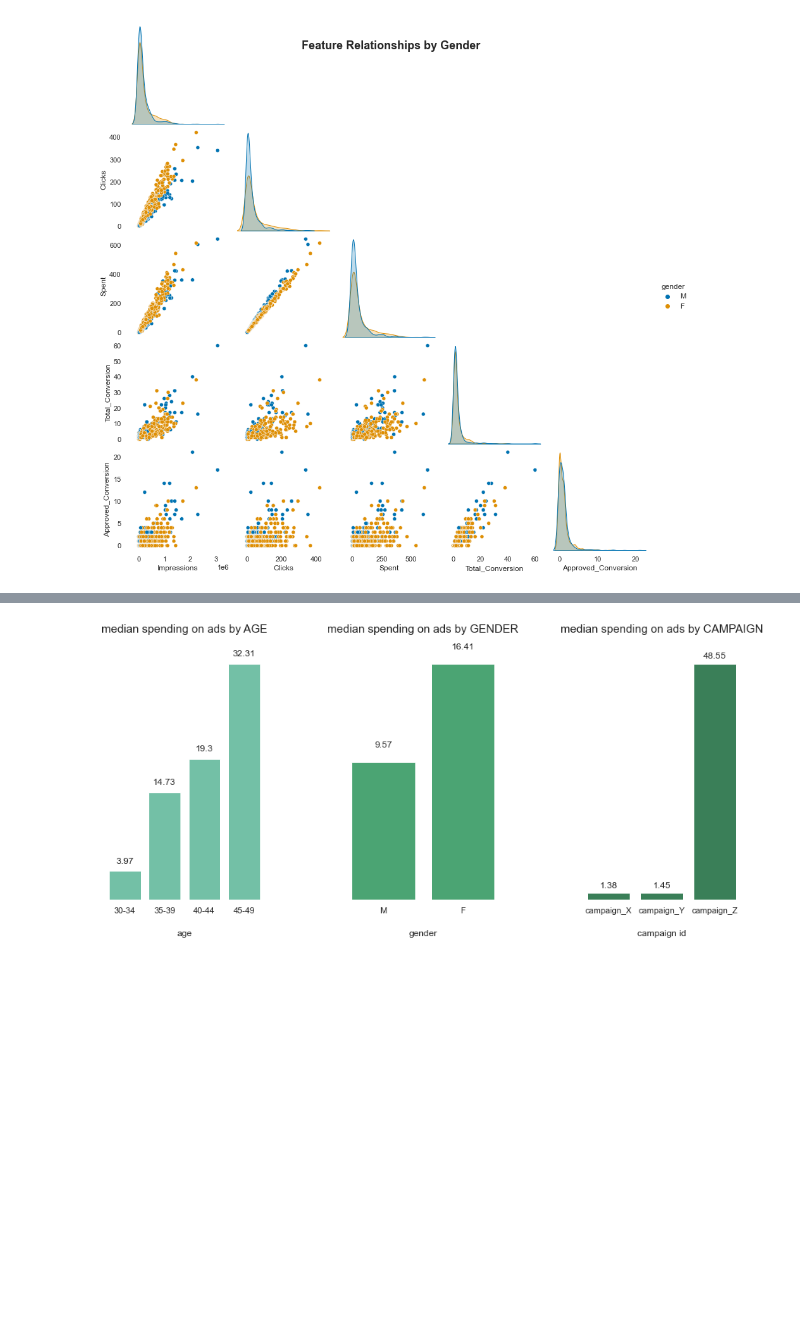
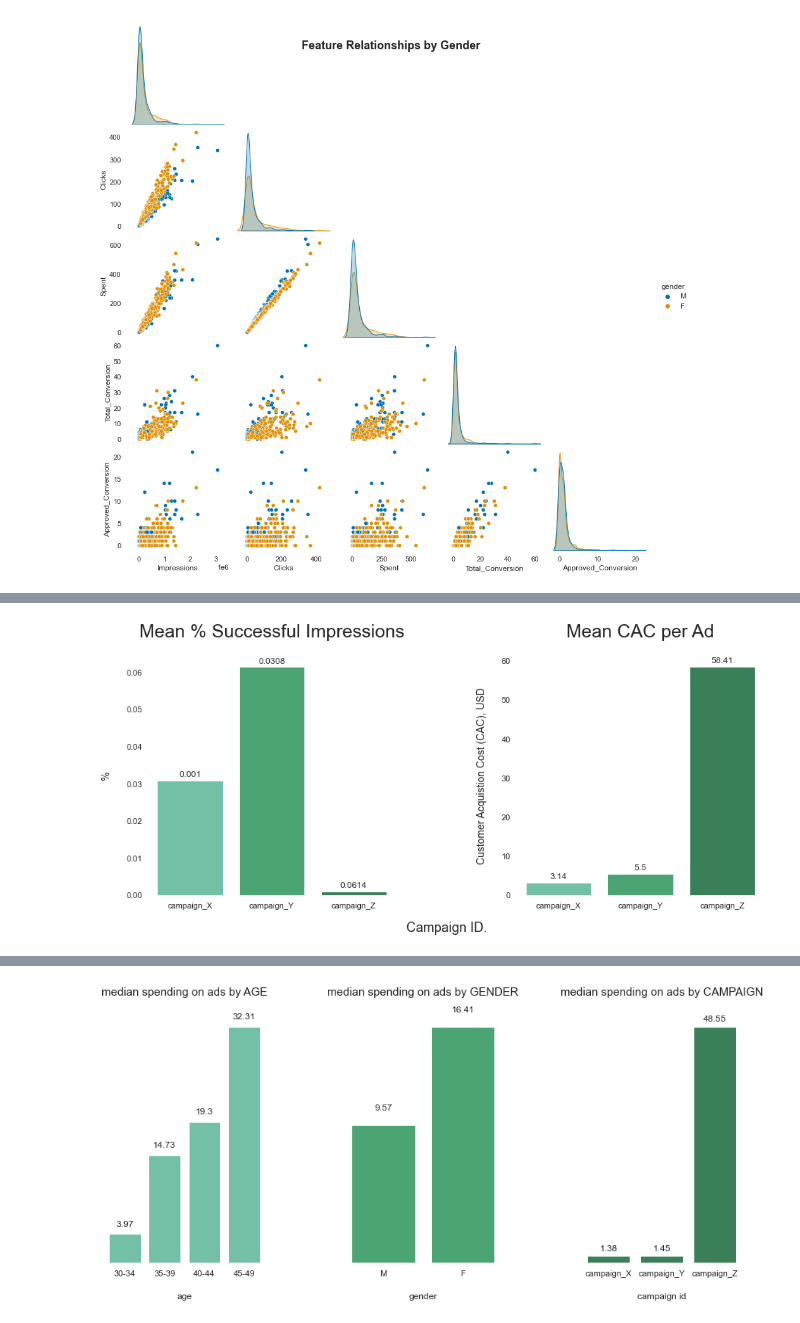
Before and after one commit to jaramiar/Sales-Conversion, a Jupyter notebook: KNN_Ad_Campaigns.ipynb, the cells around one changed output, grey strips where cells are left out. Drawn from its saved outputs; the diff is of its cells as text; code cells hidden in the pictures; blank space fills up the shorter version.

```diff
--- a/KNN_Ad_Campaigns.ipynb
+++ b/KNN_Ad_Campaigns.ipynb
@@ -202,0 +200,12 @@ Here, efficacy for each campaign is shown by charting the campaign ID against th
+# %%
+# convert approved_conversion to binary. 0's for no conversion. 1's for at least 1 conversion
+campaignEfficacy = data.copy()
+as.factor(campaignEfficacy[['Approved_Conversion']]
+# %%
+# convert approved_conversion to 0's and 1's
+def success (series):
+    if series > 0 :
+        return 1
+    else:
+        return 0
+campaignEfficacy['approvedConverionR'] = campaignEfficacy['Approved_Conversion'].apply(success)
@@ -202,0 +219,49 @@ Here, efficacy for each campaign is shown by charting the campaign ID against th
+# %%
+# remove all zeros to focus on the ads resulting in successes-
+campaignEfficacy1 = campaignEfficacy[campaignEfficacy['Approved_Conversion']>0]
+# %%
+# success = # approved conversions / impressions
+campaignEfficacy1['impressionSuccessRate'] = 100*(campaignEfficacy1['Approved_Conversion']/campaignEfficacy1['Impressions'])
+# %%
+#med_spending_age = data.groupby('age')['Spent'].median().sort_values().reset_index()
+
+mean_impressionSuccessRate = campaignEfficacy1.groupby('xyz_campaign_id')['impressionSuccessRate'].mean().sort_values().reset_index()
+mean_cac = campaignEfficacy1.groupby('xyz_campaign_id')['cac'].mean().sort_values().reset_index()
+
+fig, axes = plt.subplots(1,2, figsize=[15,6], constrained_layout=True)
+plt.subplots_adjust(wspace = 0.5, hspace=0.8)
+
+# First plot
+ax = sns.barplot(ax = axes[0], data=mean_impressionSuccessRate, x='xyz_campaign_id', y='impressionSuccessRate', palette=['mediumaquamarine','mediumseagreen','seagreen'])
+ax.set_title('Mean % Successful Impressions', size = 25, pad = 25)
+
+ax.set_xlabel("",size = 12, labelpad = 20)
+ax.set_ylabel('%', labelpad = 20, size = 14)
+
+i = 0
+for p in ax.patches:
+    height = p.get_height()
+    ax.text(p.get_x()+p.get_width()/2, height + 0.001,
+        round(mean_impressionSuccessRate['impressionSuccessRate'][i], 4),ha="center")
+    i += 1
+
+# Second plot
+ax2 = sns.barplot(ax = axes[1], data=mean_cac, x='xyz_campaign_id', y='cac', palette=['mediumaquamarine','mediumseagreen','seagreen'])
+ax2.set_title('Mean CAC per Ad', size = 25, pad = 25)
+
+ax2.set_xlabel("",size = 12, labelpad = 20)
+ax2.set_ylabel('Customer Acquistion Cost (CAC), USD', size = 14, labelpad = 20)
+
+# caption
+txt="Campaign ID."
+plt.figtext(0.45, 0.01, txt, wrap=True, horizontalalignment='left', fontsize=18)
+
+
+i = 0
+for p in ax2.patches:
+    height = p.get_height()
+    ax2.text(p.get_x()+p.get_width()/2., height + 1,
+        (round(mean_cac['cac'][i],2)),ha="center")
+    i += 1
+# %% [output]
+[figure, added]
```
Also changed, not shown: parts of 18 cells of this notebook.
